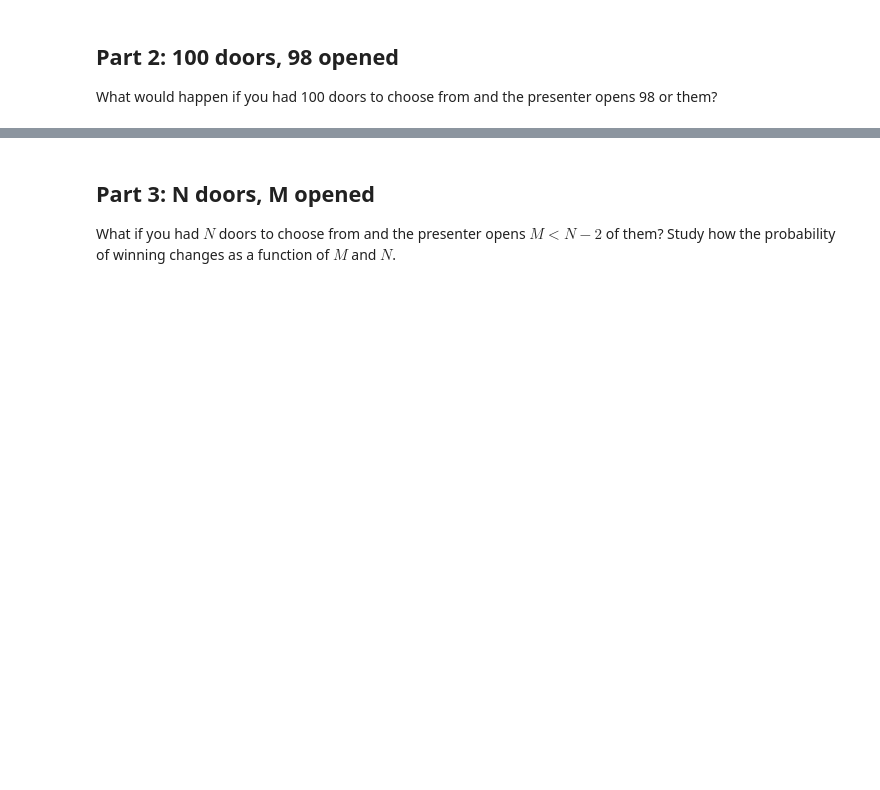
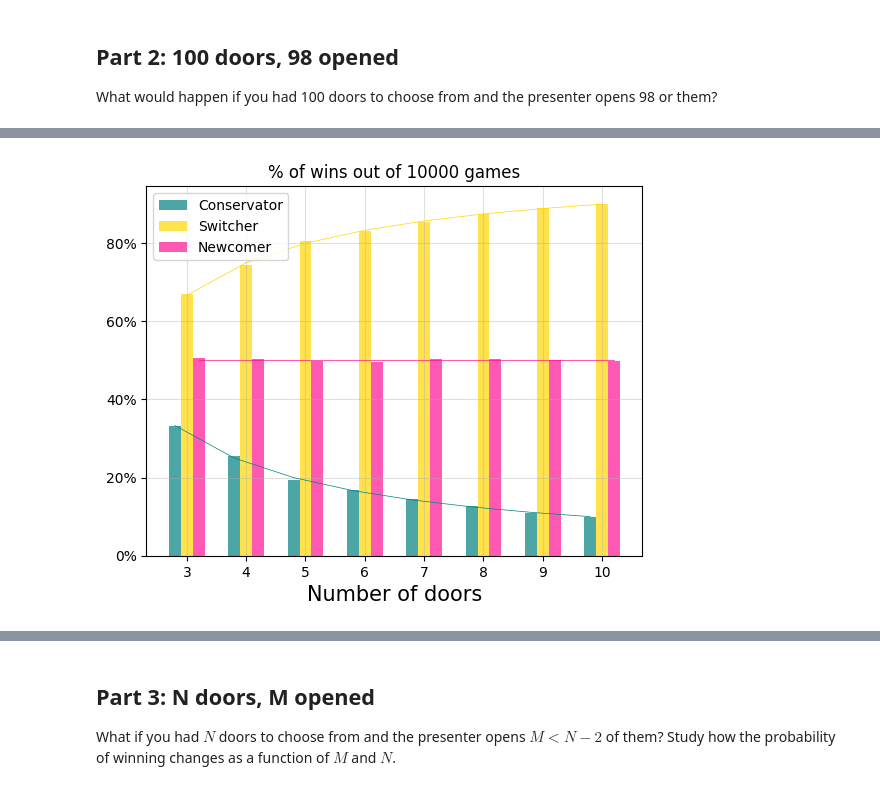
Before and after one commit to Alice-Palladino/astrostatistics_bicocca_2024, a Jupyter notebook: working/L02 - Monty Hall problem.ipynb, the cells around one changed output, grey strips where cells are left out. Saved outputs shown, nothing was run; the diff lists cells and outputs as text; code cells hidden in the pictures; blank space fills up the shorter version.

```diff
--- a/working/L02 - Monty Hall problem.ipynb
+++ b/working/L02 - Monty Hall problem.ipynb
@@ -362,0 +355,74 @@ And the winner is...
+# %%
+# How the probabilities change with respect to the number of doors N (with M = N-2 doors opened by the host)
+# FOR LOW N (so that the probabilities are still plottable together)
+
+DOORS = np.array([3, 4, 5, 6, 7, 8, 9, 10])
+n = 10000
+
+P_conservator = []
+P_switcher = []
+P_newcomer = []
+
+P_exp_conservator = []
+P_exp_switcher = []
+P_exp_newcomer = []
+
+for N in DOORS:
+    M = N-2
+
+    conservator_wins = 0
+    switcher_wins = 0
+    newcomer_wins = 0
+
+    # Initialize the prizes behind each door:
+    doors = np.array(['goat'] * (N-1) + ['car'])
+
+    for i in range(n):
+        shuffle(doors)
+
+        # The switcher and conservators choose the first door:
+        first_choice = np.random.randint(0, N)
+
+        # Picking the winning door:
+        winning_door = np.where(doors=='car')[0][0]
+
+        # The host opens M=N-2 doors (1 in this case); the contestants can choose between the 2 closed doors remaining:
+        doors_opened, doors_still_closed = doors_opening(N, winning_door, first_choice, M)
+
+        # The contestants choose their respective final doors:
+        conservator_door = first_choice
+        switcher_door = np.random.choice(doors_still_closed[~np.isin(doors_still_closed, first_choice)])
+        newcomer_door = np.random.choice(doors_still_closed, 1)[0]
+
+        # Update the scores:
+        if(conservator_door == winning_door):
+            conservator_wins += 1
+        else:
+            switcher_wins += 1
+
+        if(newcomer_door == winning_door):
+            newcomer_wins += 1
+
+    P_conservator.append(conservator_wins*100/n)
+    P_switcher.append(switcher_wins*100/n)
+    P_newcomer.append(newcomer_wins*100/n)
+
+    P_exp_conservator.append((1/N)*100)
+    P_exp_switcher.append(((N-1)/N)*100)
+    P_exp_newcomer.append(100/2)
+
+fig, ax = plt.subplots()
+plt.bar([i - 0.2 for i in DOORS], P_conservator, width=0.2, label='Conservator', color='teal', alpha = 0.7)
+plt.bar(DOORS, P_switcher, width=0.2, label='Switcher', color='gold', alpha = 0.7)
+plt.bar([i + 0.2 for i in DOORS], P_newcomer, width=0.2, label='Newcomer', color='deeppink', alpha = 0.7)
+plt.plot([i - 0.2 for i in DOORS], P_exp_conservator, linewidth = 0.5, color = 'teal')
+plt.plot(DOORS, P_exp_switcher, linewidth = 0.5, color = 'gold')
+plt.plot([i + 0.2 for i in DOORS], P_exp_newcomer, linewidth = 0.5, color = 'deeppink')
+plt.legend()
+plt.grid(alpha=0.4)
+ax.yaxis.set_major_formatter(PercentFormatter(xmax=100))
+plt.title('% of wins out of ' + str(n) + ' games')
+plt.xlabel('Number of doors', fontsize=15)
+plt.show()
+# %% [output]
+[figure, added]
```
Also changed, not shown: parts of 6 cells of this notebook.
